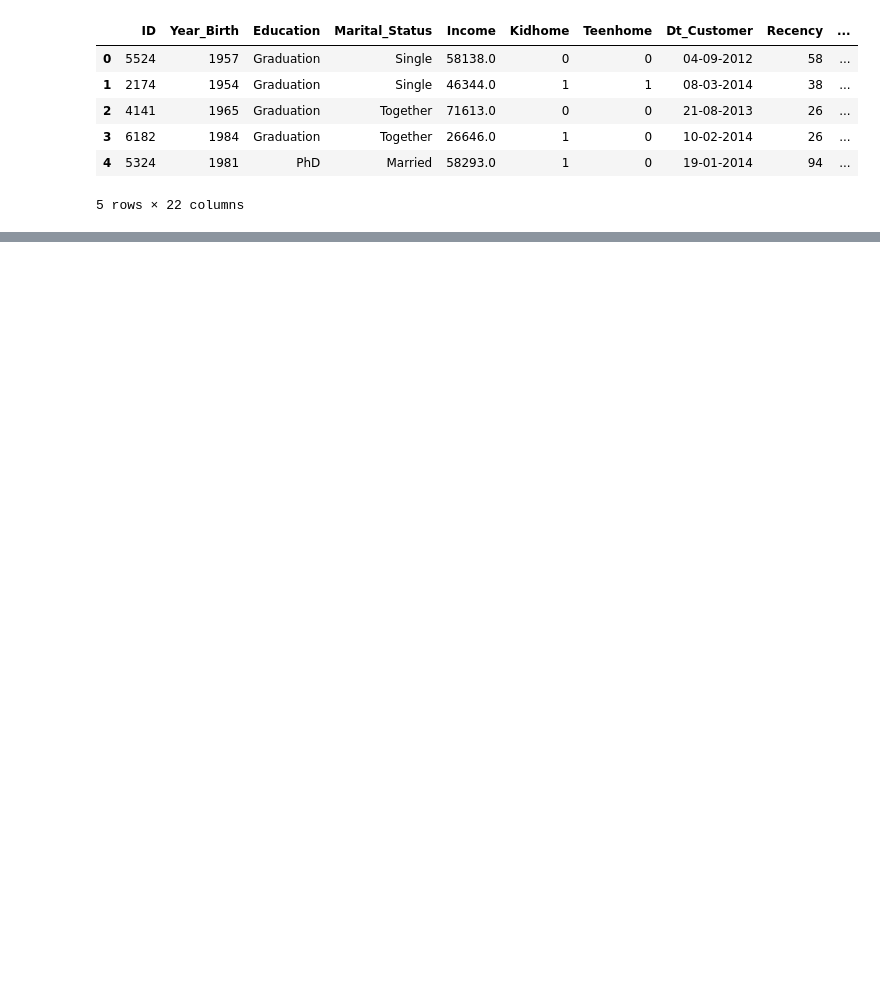
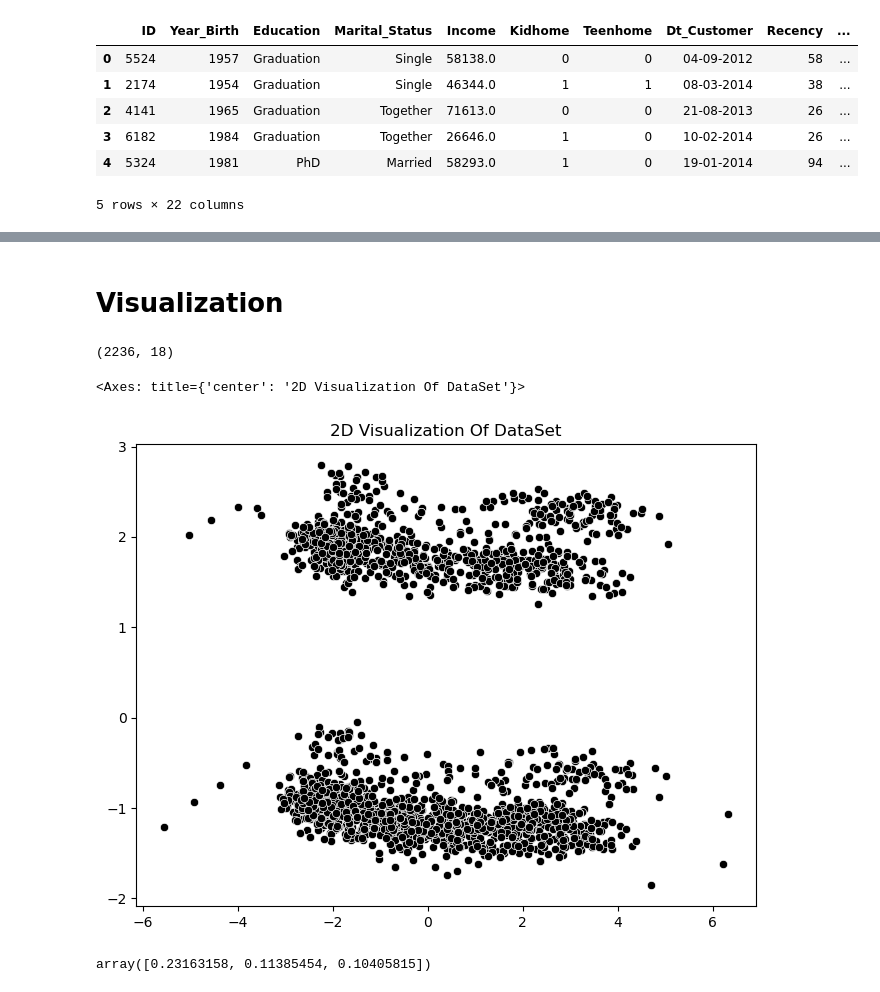
Before and after one commit to ankurgangwar4575-tech/SmartCart-Clustering-System, a Jupyter notebook: notebooks/SmartClustering.ipynb, the cells around one changed output, grey strips where cells are left out. Saved outputs shown, nothing was run; the diff lists cells and outputs as text; code cells hidden in the pictures; blank space fills up the shorter version.

```diff
--- a/notebooks/SmartClustering.ipynb
+++ b/notebooks/SmartClustering.ipynb
@@ -16,0 +229,2 @@ customers_data.head()
+# %%
+enc_df=pd.DataFrame(enc_cols.toarray(),columns=ohe.get_feature_names_out(cat_cols),index=customers_data_cleaned.index)
@@ -16,0 +240,2 @@ customers_data.head()
+# %%
+customers_data_encoded=pd.concat([customers_data_cleaned.drop(columns=cat_cols),enc_df],axis=1)
@@ -16,0 +253,4 @@ customers_data.head()
+# %%
+scaler=StandardScaler()
+x=customers_data_encoded
+x_scaled=scaler.fit_transform(x)
@@ -16,0 +273,21 @@ customers_data.head()
+# %% [markdown]
+# Visualization
+# %%
+x_scaled.shape
+# %% [output]
+(2236, 18)
+# %%
+from sklearn.decomposition import PCA
+pca=PCA(n_components=3)
+x_pca=pca.fit_transform(x_scaled)
+# %%
+plt.figure(figsize=(8,6))
+plt.title("2D Visualization Of DataSet")
+sns.scatterplot(x=x_pca[:,0],y=x_pca[:,1],c="black")
+# %% [output]
+<Axes: title={'center': '2D Visualization Of DataSet'}>
+[figure, added]
+# %%
+pca.explained_variance_ratio_
+# %% [output]
+array([0.23163158, 0.11385454, 0.10405815])
```
Also changed, not shown: parts of 50 cells of this notebook.
